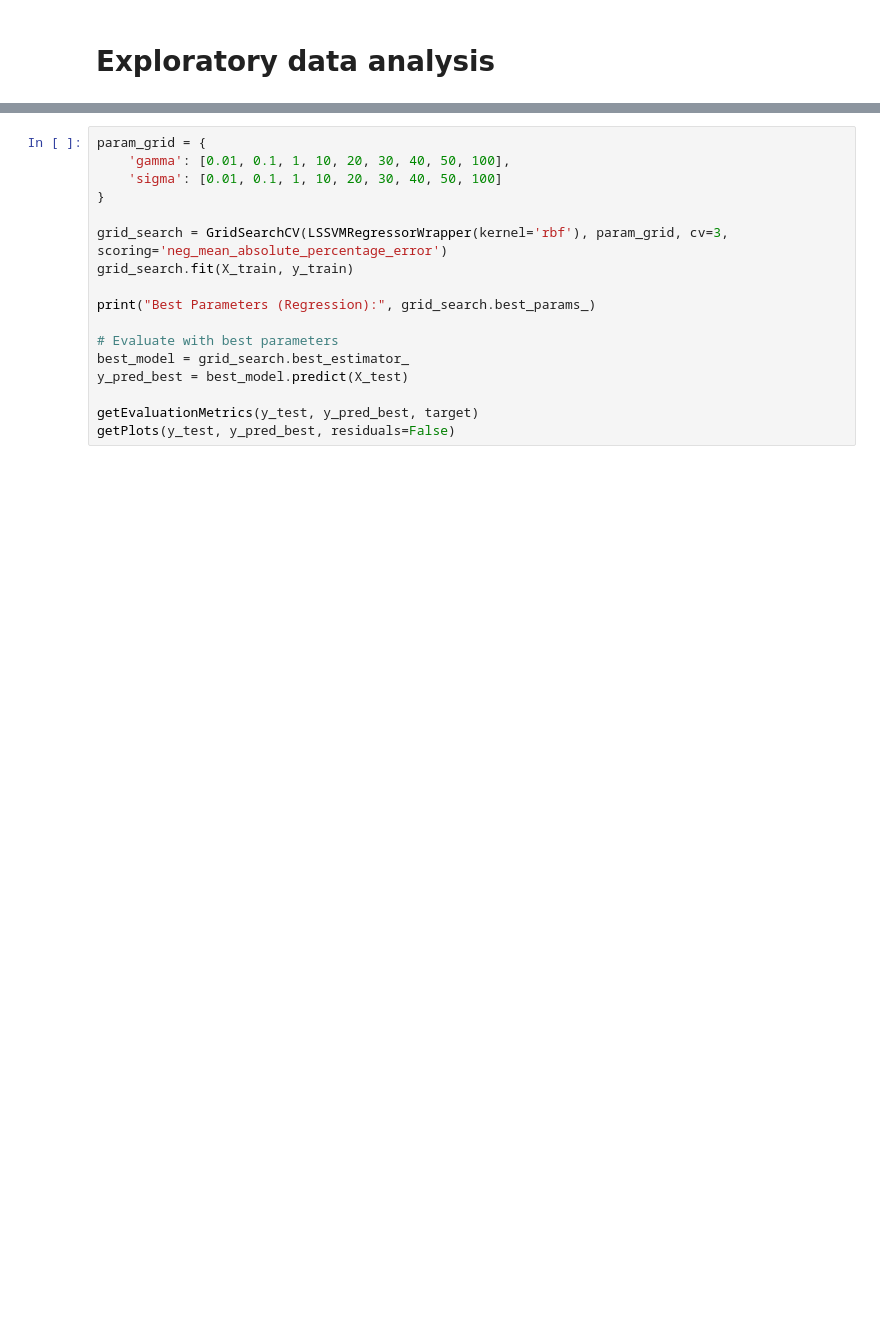
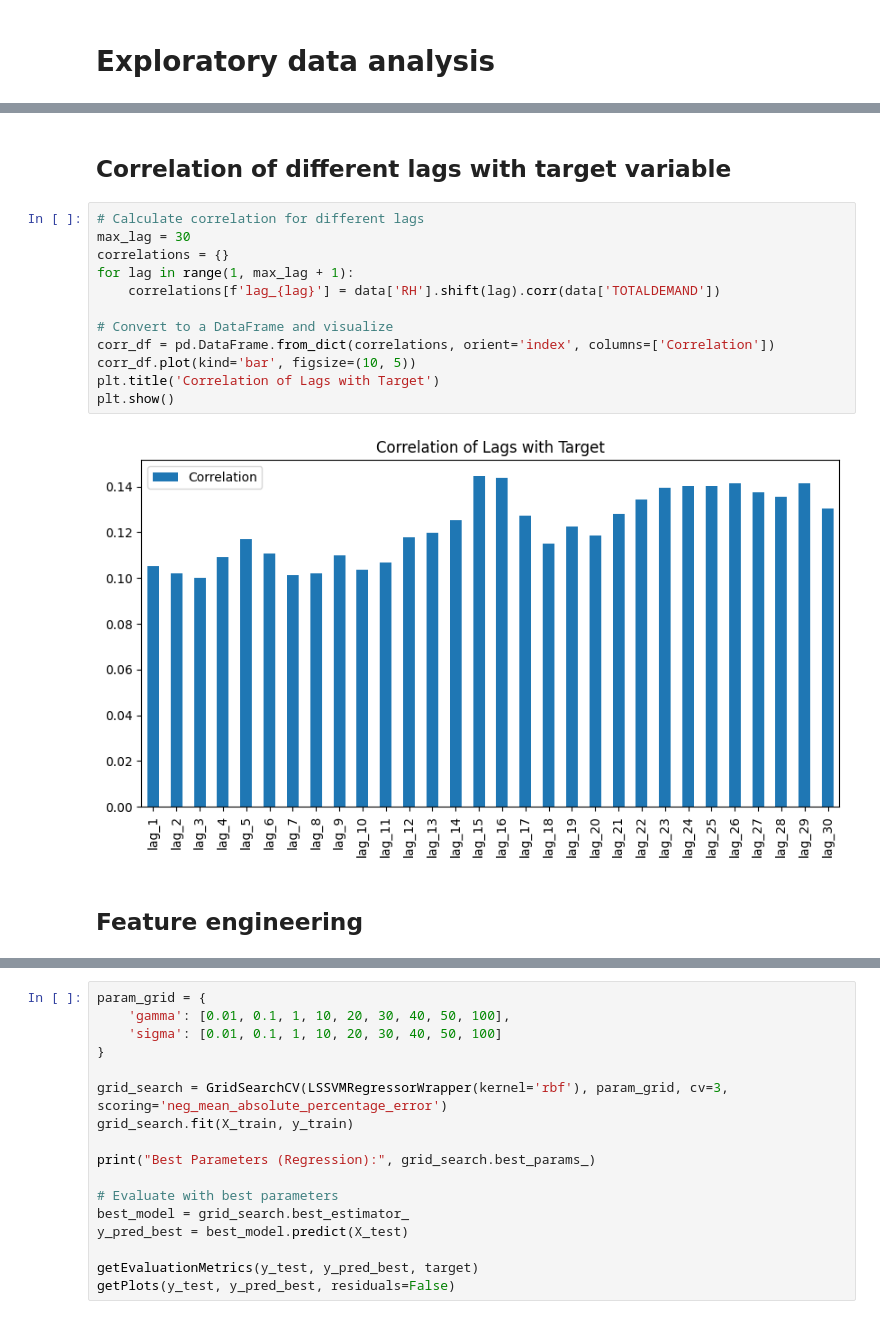
Before and after one commit to KaiJDect/Group10_project, a Jupyter notebook: src/notebooks/Geo_Modelling.ipynb, the cells around one changed output, grey strips where cells are left out. Cells and saved outputs as stored; diff of their text form; blank space fills up the shorter version.

```diff
--- a/src/notebooks/Geo_Modelling.ipynb
+++ b/src/notebooks/Geo_Modelling.ipynb
@@ -252,0 +270,18 @@ plt.show()
+# %% [markdown]
+## Correlation of different lags with target variable
+# %%
+# Calculate correlation for different lags
+max_lag = 30
+correlations = {}
+for lag in range(1, max_lag + 1):
+    correlations[f'lag_{lag}'] = data['RH'].shift(lag).corr(data['TOTALDEMAND'])
+
+# Convert to a DataFrame and visualize
+corr_df = pd.DataFrame.from_dict(correlations, orient='index', columns=['Correlation'])
+corr_df.plot(kind='bar', figsize=(10, 5))
+plt.title('Correlation of Lags with Target')
+plt.show()
+# %% [output]
+[figure, added]
+# %% [markdown]
+## Feature engineering
```
Also changed, not shown: parts of 28 cells of this notebook, 2 other files.
